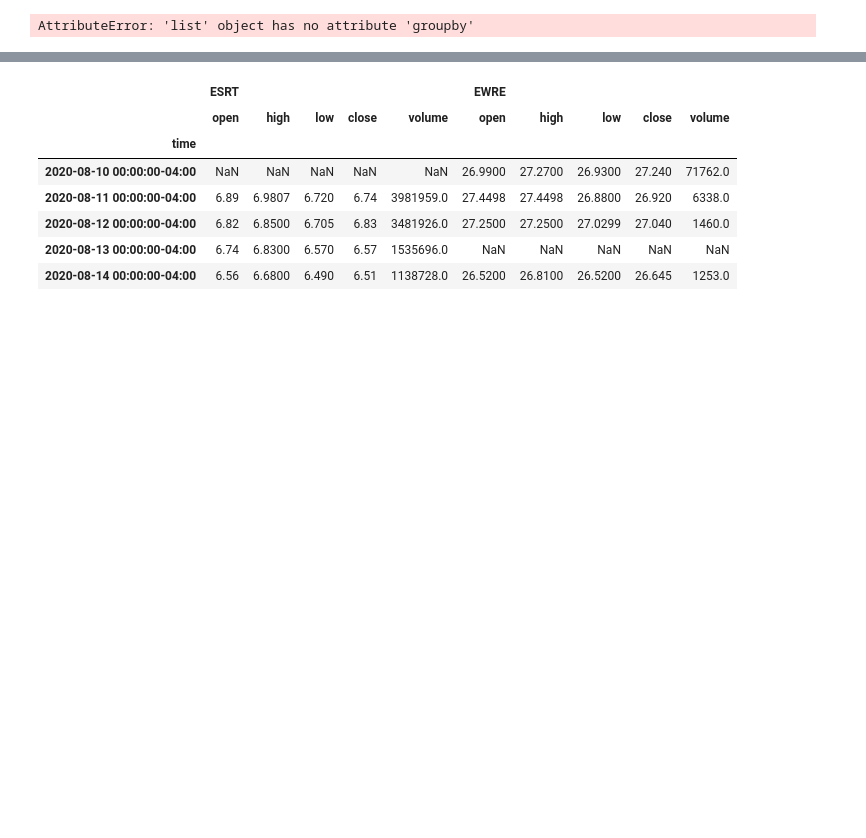
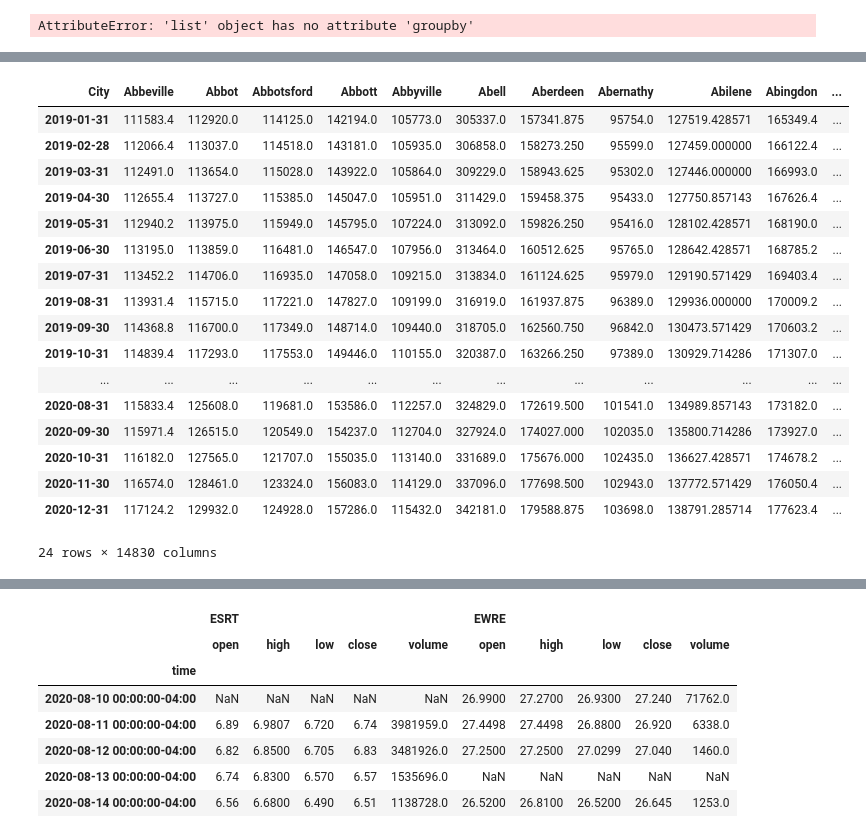
Before and after one commit to valleriia/Project1-US-Real-Estate-Analysis, a Jupyter notebook: viz.ipynb, the cells around one changed output, grey strips where cells are left out. Cells and saved outputs as stored; diff of their text form; code cells hidden in the pictures; blank space fills up the shorter version.

```diff
--- a/viz.ipynb
+++ b/viz.ipynb
@@ -92,2 +73,22 @@ df_inventory_2020_NY = inventory[df_inventory_filter]
 # %%
 df_trans = df_inventory_2020_NY.reset_index().set_index("City").T.iloc[1:,:].groupby(level = 0, axis = 1).mean()
+df_trans
+# %% [output]
+| City | Abbeville | Abbot | Abbotsford | Abbott | Abbyville | Abell | Aberdeen | Abernathy | Abilene | Abingdon | ... |
+| 2019-01-31 | 111583.4 | 112920.0 | 114125.0 | 142194.0 | 105773.0 | 305337.0 | 157341.875 | 95754.0 | 127519.428571 | 165349.4 | ... |
+| 2019-02-28 | 112066.4 | 113037.0 | 114518.0 | 143181.0 | 105935.0 | 306858.0 | 158273.250 | 95599.0 | 127459.000000 | 166122.4 | ... |
+| 2019-03-31 | 112491.0 | 113654.0 | 115028.0 | 143922.0 | 105864.0 | 309229.0 | 158943.625 | 95302.0 | 127446.000000 | 166993.0 | ... |
+| 2019-04-30 | 112655.4 | 113727.0 | 115385.0 | 145047.0 | 105951.0 | 311429.0 | 159458.375 | 95433.0 | 127750.857143 | 167626.4 | ... |
+| 2019-05-31 | 112940.2 | 113975.0 | 115949.0 | 145795.0 | 107224.0 | 313092.0 | 159826.250 | 95416.0 | 128102.428571 | 168190.0 | ... |
+| 2019-06-30 | 113195.0 | 113859.0 | 116481.0 | 146547.0 | 107956.0 | 313464.0 | 160512.625 | 95765.0 | 128642.428571 | 168785.2 | ... |
+| 2019-07-31 | 113452.2 | 114706.0 | 116935.0 | 147058.0 | 109215.0 | 313834.0 | 161124.625 | 95979.0 | 129190.571429 | 169403.4 | ... |
+| 2019-08-31 | 113931.4 | 115715.0 | 117221.0 | 147827.0 | 109199.0 | 316919.0 | 161937.875 | 96389.0 | 129936.000000 | 170009.2 | ... |
+| 2019-09-30 | 114368.8 | 116700.0 | 117349.0 | 148714.0 | 109440.0 | 318705.0 | 162560.750 | 96842.0 | 130473.571429 | 170603.2 | ... |
+| 2019-10-31 | 114839.4 | 117293.0 | 117553.0 | 149446.0 | 110155.0 | 320387.0 | 163266.250 | 97389.0 | 130929.714286 | 171307.0 | ... |
+| ... | ... | ... | ... | ... | ... | ... | ... | ... | ... | ... | ... |
+| 2020-08-31 | 115833.4 | 125608.0 | 119681.0 | 153586.0 | 112257.0 | 324829.0 | 172619.500 | 101541.0 | 134989.857143 | 173182.0 | ... |
+| 2020-09-30 | 115971.4 | 126515.0 | 120549.0 | 154237.0 | 112704.0 | 327924.0 | 174027.000 | 102035.0 | 135800.714286 | 173927.0 | ... |
+| 2020-10-31 | 116182.0 | 127565.0 | 121707.0 | 155035.0 | 113140.0 | 331689.0 | 175676.000 | 102435.0 | 136627.428571 | 174678.2 | ... |
+| 2020-11-30 | 116574.0 | 128461.0 | 123324.0 | 156083.0 | 114129.0 | 337096.0 | 177698.500 | 102943.0 | 137772.571429 | 176050.4 | ... |
+| 2020-12-31 | 117124.2 | 129932.0 | 124928.0 | 157286.0 | 115432.0 | 342181.0 | 179588.875 | 103698.0 | 138791.285714 | 177623.4 | ... |
+24 rows × 14830 columns
```
Also changed, not shown: parts of 8 cells of this notebook.
